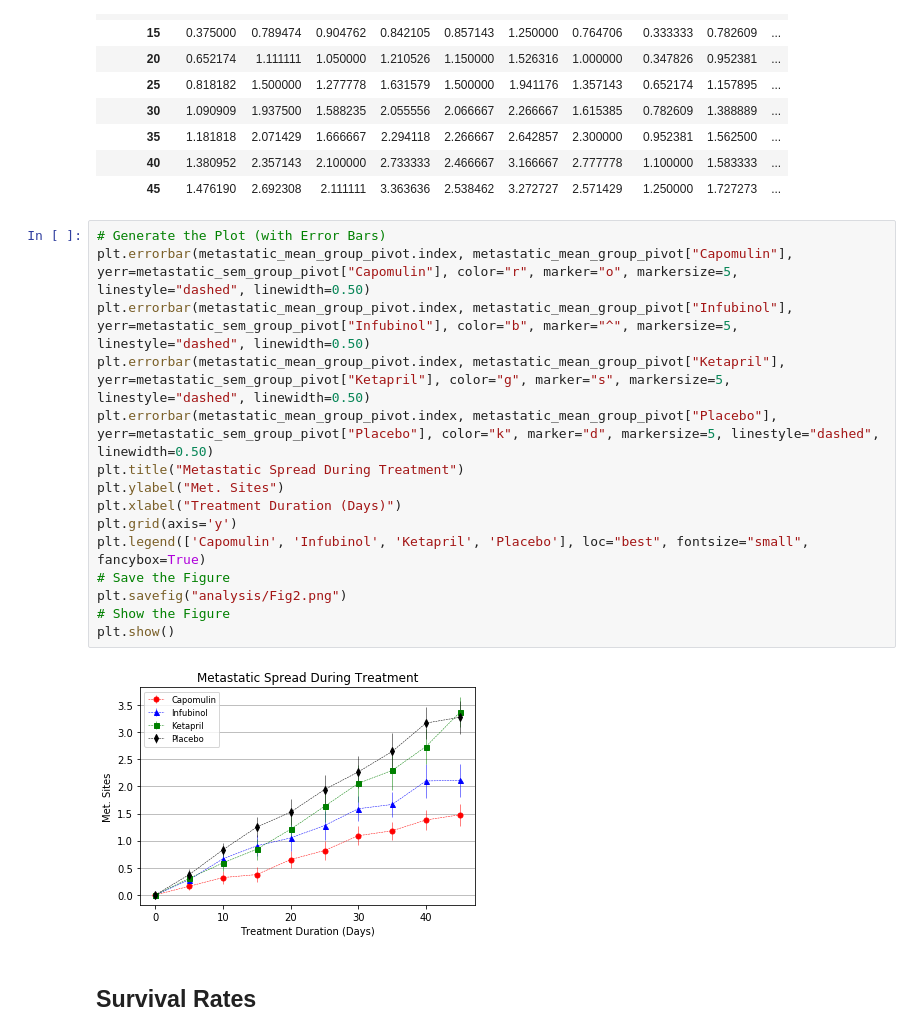
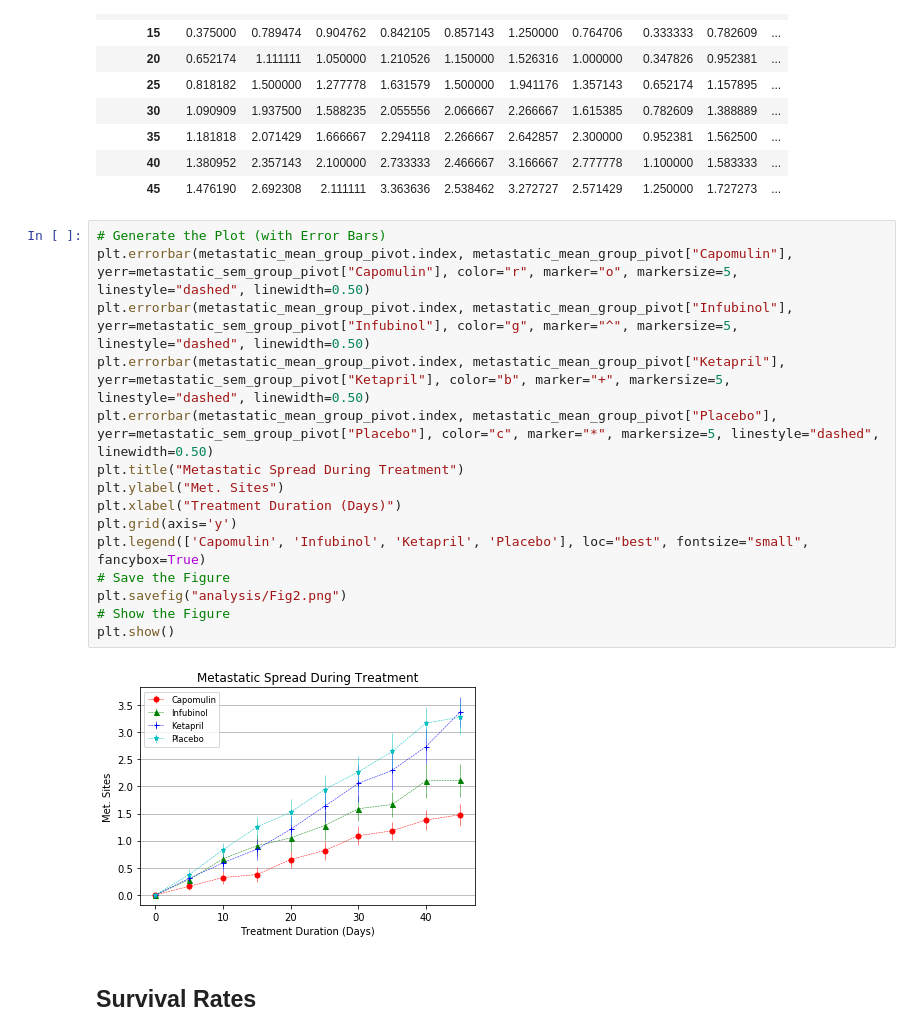
Before and after one commit to scifi451/matplotlib-challenge, a Jupyter notebook: Pymaceuticals/Pymaceuticals_HW.ipynb, the cells around one changed output. Saved outputs shown, nothing was run; the diff lists cells and outputs as text.

Commit message:
Graph color and display changes

```diff
--- a/Pymaceuticals/Pymaceuticals_HW.ipynb
+++ b/Pymaceuticals/Pymaceuticals_HW.ipynb
@@ -177,20 +177,20 @@ metastatic_mean_group_pivot
 # %%
 # Generate the Plot (with Error Bars)
 plt.errorbar(metastatic_mean_group_pivot.index, metastatic_mean_group_pivot["Capomulin"], yerr=metastatic_sem_group_pivot["Capomulin"], color="r", marker="o", markersize=5, linestyle="dashed", linewidth=0.50)
-plt.errorbar(metastatic_mean_group_pivot.index, metastatic_mean_group_pivot["Infubinol"], yerr=metastatic_sem_group_pivot["Infubinol"], color="b", marker="^", markersize=5, linestyle="dashed", linewidth=0.50)
-plt.errorbar(metastatic_mean_group_pivot.index, metastatic_mean_group_pivot["Ketapril"], yerr=metastatic_sem_group_pivot["Ketapril"], color="g", marker="s", markersize=5, linestyle="dashed", linewidth=0.50)
-plt.errorbar(metastatic_mean_group_pivot.index, metastatic_mean_group_pivot["Placebo"], yerr=metastatic_sem_group_pivot["Placebo"], color="k", marker="d", markersize=5, linestyle="dashed", linewidth=0.50)
+plt.errorbar(metastatic_mean_group_pivot.index, metastatic_mean_group_pivot["Infubinol"], yerr=metastatic_sem_group_pivot["Infubinol"], color="g", marker="^", markersize=5, linestyle="dashed", linewidth=0.50)
+plt.errorbar(metastatic_mean_group_pivot.index, metastatic_mean_group_pivot["Ketapril"], yerr=metastatic_sem_group_pivot["Ketapril"], color="b", marker="+", markersize=5, linestyle="dashed", linewidth=0.50)
+plt.errorbar(metastatic_mean_group_pivot.index, metastatic_mean_group_pivot["Placebo"], yerr=metastatic_sem_group_pivot["Placebo"], color="c", marker="*", markersize=5, linestyle="dashed", linewidth=0.50)
 plt.title("Metastatic Spread During Treatment")
 plt.ylabel("Met. Sites")
 plt.xlabel("Treatment Duration (Days)")
 plt.grid(axis='y')
 plt.legend(['Capomulin', 'Infubinol', 'Ketapril', 'Placebo'], loc="best", fontsize="small", fancybox=True)
 # Save the Figure
 plt.savefig("analysis/Fig2.png")
 # Show the Figure
 plt.show()
 # %% [output]
-[figure, old version]
+[figure, new version]
 # %% [markdown]
 ## Survival Rates
 # %%
```
Also changed, not shown: parts of 4 cells of this notebook, 3 other files.
